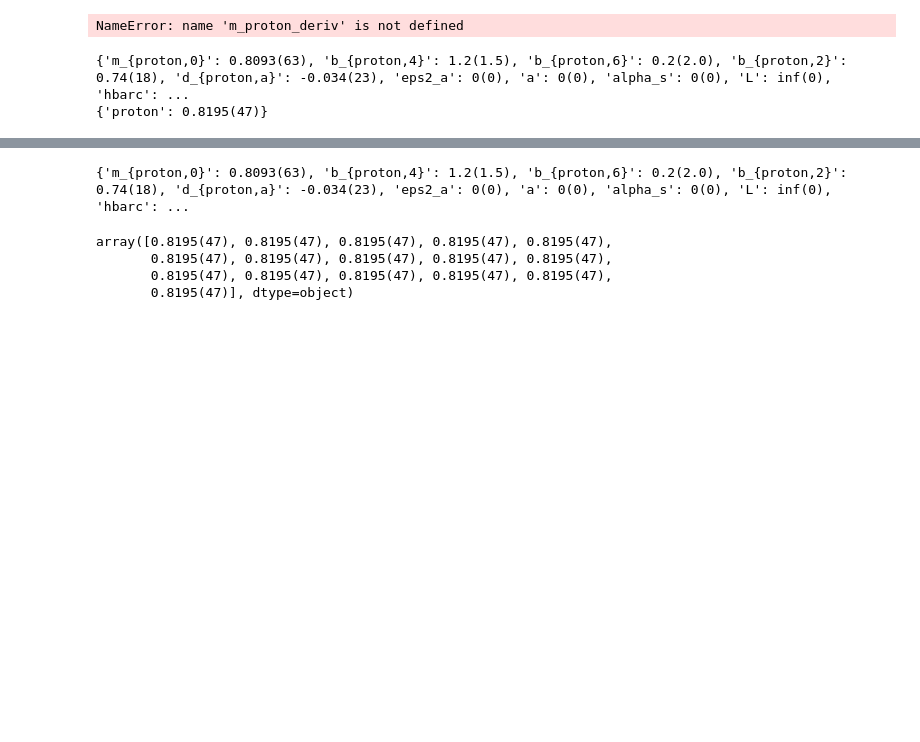
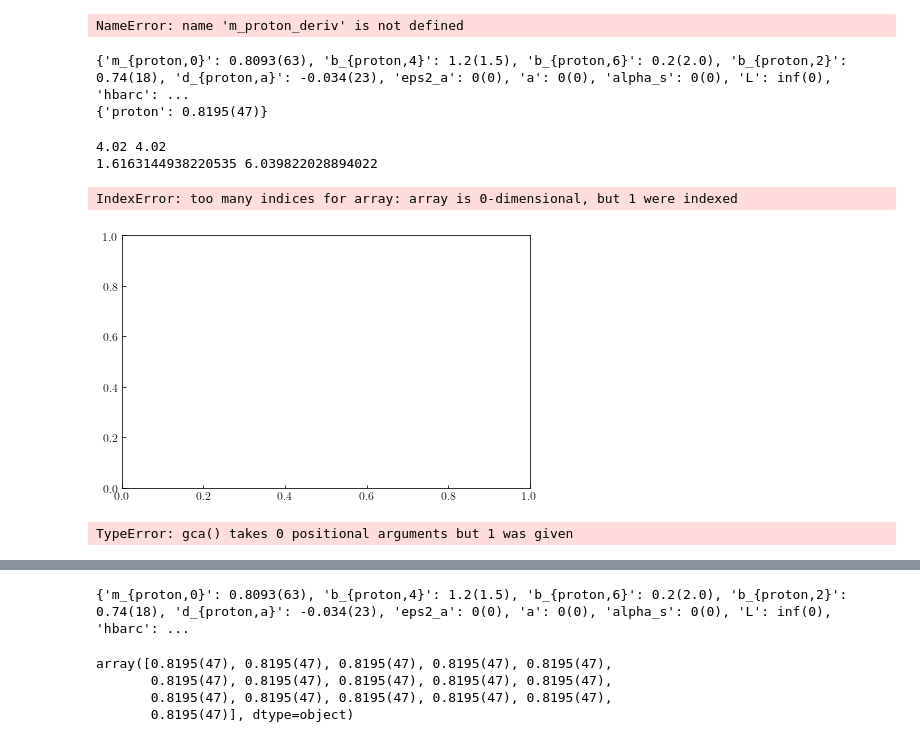
Before and after one commit to gdbrad/nucleon_sigma, a Jupyter notebook: notebooks/nucleon_sigma.ipynb, the cells around one changed output, grey strips where cells are left out. Cells and saved outputs as stored; diff of their text form; code cells hidden in the pictures; blank space fills up the shorter version.

```diff
--- a/notebooks/nucleon_sigma.ipynb
+++ b/notebooks/nucleon_sigma.ipynb
@@ -250 +339,39 @@ def plot_parameters(xparam=None, yparam='mp'):
+# %%
+import matplotlib.pyplot as plt
+eff = fit_fpi_out.p['l4_bar']
+m   = eff.mean
+dm  = eff.sdev
+##x = np.linspace(0,1)
+#ax_meff = {}
+ax_meff= plt.axes([0.15,0.15,0.84,0.84])
+p = prior['l4_bar']
+print(p.mean,p.sdev)
+pm = lambda g, k : gv.mean(g) + k *gv.sdev(g)
+print(pm(eff, -1), pm(eff, +1))
+plt.fill_between(gv.mean(eff), pm(eff, -1), pm(eff, +1))
+#ax_meff.axhspan(p.mean-p.sdev, p.mean+p.sdev, color='k',alpha=.2)
+#plot.plot_eff(ax_meff[k], gv_data, k, mtype=fp.corr_lst[k]['type'], colors=clrs)
+#ax_meff.errorbar(m,dm, linestyle='None', marker='o',mfc='None')#, label=label)
+plt.show()
+# %% [output]
+4.02 4.02
+1.6163144938220535 6.039822028894022
+IndexError: too many indices for array: array is 0-dimensional, but 1 were indexed
+[figure, added]
+# %%
+import matplotlib.pyplot as plt
+eff = fit_fpi_out.p['l4_bar']
+m   = eff.mean
+dm  = eff.sdev
+min_max = lambda arr : (np.nanmin(arr), np.nanmax(arr))
+#min_val, max_val = min_max(data['eps_pi'])
+
+#eps_pi = np.linspace(gv.mean(min_val), gv.mean(max_val))
+
+pm = lambda g, k : gv.mean(g) + k *gv.sdev(g)
+plt.show()
+
+#ax.errorbar(x, m, yerr=dm, linestyle='None', marker='o',mfc='None', label=label)
+# %% [output]
+TypeError: gca() takes 0 positional arguments but 1 was given
 # %%
```
Also changed, not shown: parts of 24 cells of this notebook, 7 other files.
